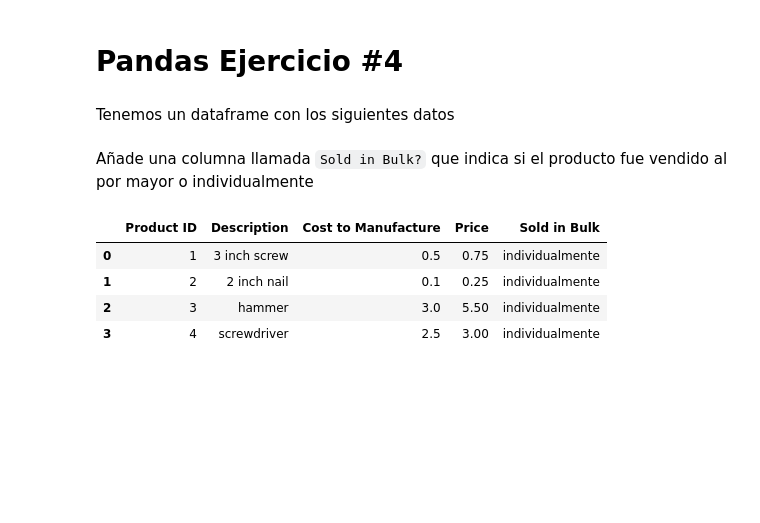
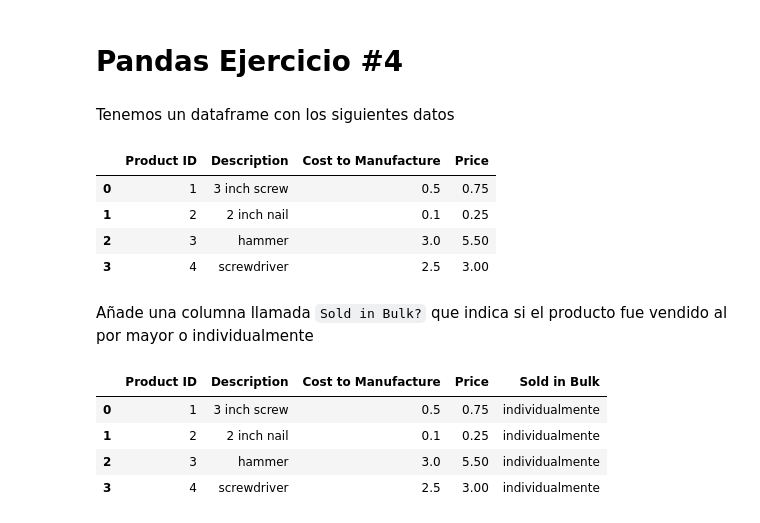
Before and after one commit to rogive/DataScience-Makeitreal, a Jupyter notebook: jupyter_numpy/Pandas Ejercicio #4.ipynb, the cells around one changed output. Drawn from its saved outputs; the diff is of its cells as text; code cells hidden in the pictures; blank space fills up the shorter version.

```diff
--- a/jupyter_numpy/Pandas Ejercicio #4.ipynb
+++ b/jupyter_numpy/Pandas Ejercicio #4.ipynb
@@ -7,12 +7,19 @@ Tenemos un dataframe con los siguientes datos
 # %%
 df = pd.DataFrame([
   [1, '3 inch screw', 0.5, 0.75],
   [2, '2 inch nail', 0.10, 0.25],
   [3, 'hammer', 3.00, 5.50],
   [4, 'screwdriver', 2.50, 3.00]
 ],
   columns=['Product ID', 'Description', 'Cost to Manufacture', 'Price']
 )
+df
+# %% [output]
+|  | Product ID | Description | Cost to Manufacture | Price |
+| 0 | 1 | 3 inch screw | 0.5 | 0.75 |
+| 1 | 2 | 2 inch nail | 0.1 | 0.25 |
+| 2 | 3 | hammer | 3.0 | 5.50 |
+| 3 | 4 | screwdriver | 2.5 | 3.00 |
 # %% [markdown]
 Añade una columna llamada `Sold in Bulk?` que indica si el producto fue vendido al por mayor o individualmente
 # %%
```
Also changed, not shown: parts of 3 cells of this notebook, 5 other files.
